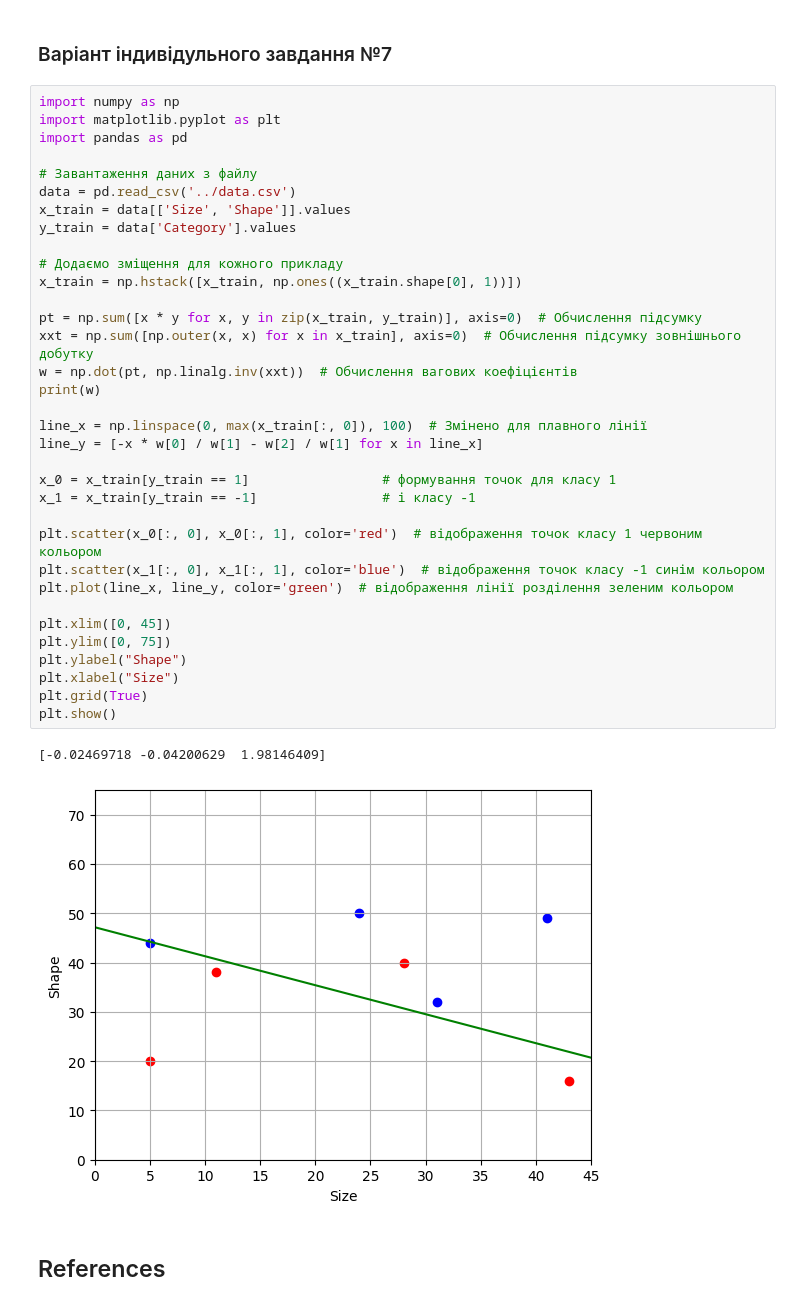
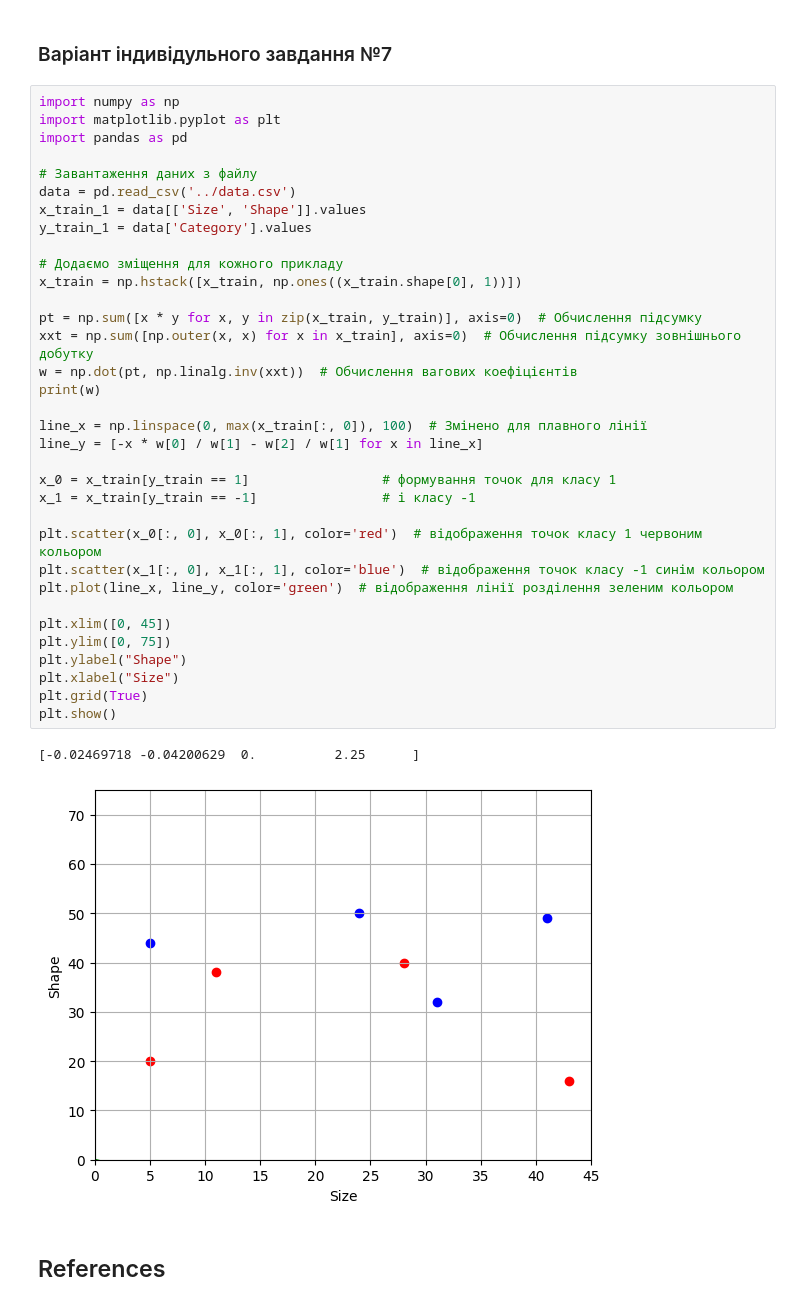
Before and after one commit to patternCV2024/patternCV_Zabodin, a Jupyter notebook: Lab_02/lab_2_pattern_quarto.ipynb, the cells around one changed output. Cells and saved outputs as stored; diff of their text form.

```diff
--- a/Lab_02/lab_2_pattern_quarto.ipynb
+++ b/Lab_02/lab_2_pattern_quarto.ipynb
@@ -121,37 +121,37 @@ import matplotlib.pyplot as plt
 import pandas as pd
 
 # Завантаження даних з файлу
 data = pd.read_csv('../data.csv')
-x_train = data[['Size', 'Shape']].values
-y_train = data['Category'].values
+x_train_1 = data[['Size', 'Shape']].values
+y_train_1 = data['Category'].values
 
 # Додаємо зміщення для кожного прикладу
 x_train = np.hstack([x_train, np.ones((x_train.shape[0], 1))])
 
 pt = np.sum([x * y for x, y in zip(x_train, y_train)], axis=0)  # Обчислення підсумку
 xxt = np.sum([np.outer(x, x) for x in x_train], axis=0)  # Обчислення підсумку зовнішнього добутку
 w = np.dot(pt, np.linalg.inv(xxt))  # Обчислення вагових коефіцієнтів
 print(w)
 
 line_x = np.linspace(0, max(x_train[:, 0]), 100)  # Змінено для плавного лінії
 line_y = [-x * w[0] / w[1] - w[2] / w[1] for x in line_x]
 
 x_0 = x_train[y_train == 1]                 # формування точок для класу 1
 x_1 = x_train[y_train == -1]                # і класу -1
 
 plt.scatter(x_0[:, 0], x_0[:, 1], color='red')  # відображення точок класу 1 червоним кольором
 plt.scatter(x_1[:, 0], x_1[:, 1], color='blue')  # відображення точок класу -1 синім кольором
 plt.plot(line_x, line_y, color='green')  # відображення лінії розділення зеленим кольором
 
 plt.xlim([0, 45])
 plt.ylim([0, 75])
 plt.ylabel("Shape")
 plt.xlabel("Size")
 plt.grid(True)
 plt.show()
 # %% [output]
-[-0.02469718 -0.04200629  1.98146409]
+[-0.02469718 -0.04200629  0.          2.25      ]
-[figure, old version]
+[figure, new version]
 # %% [markdown]
 ## References
 # %% [markdown]
```
Also changed, not shown: 24 other files.
